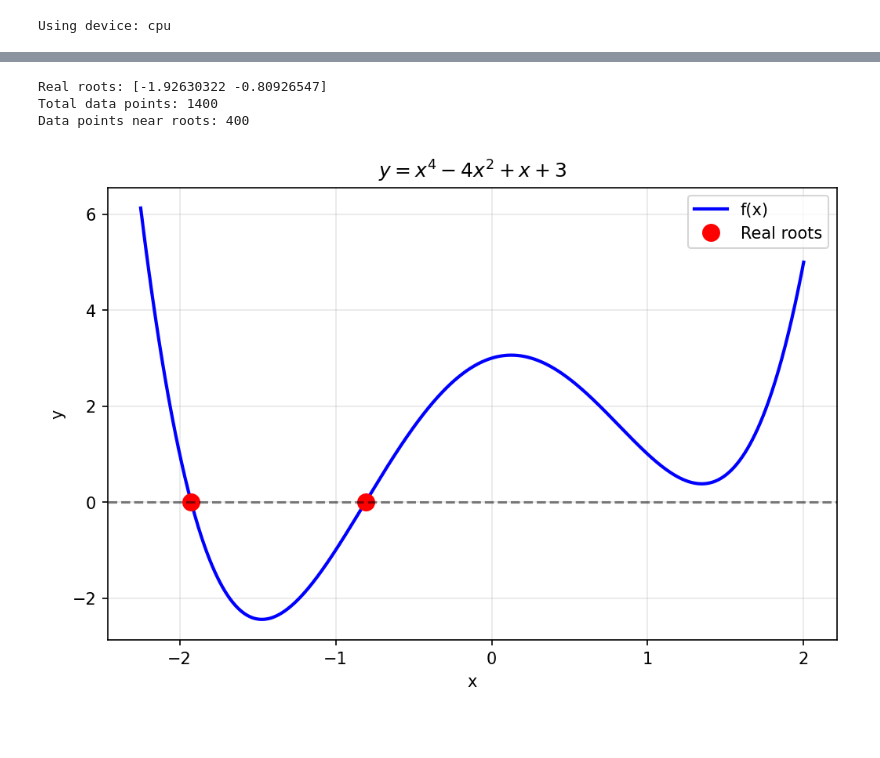
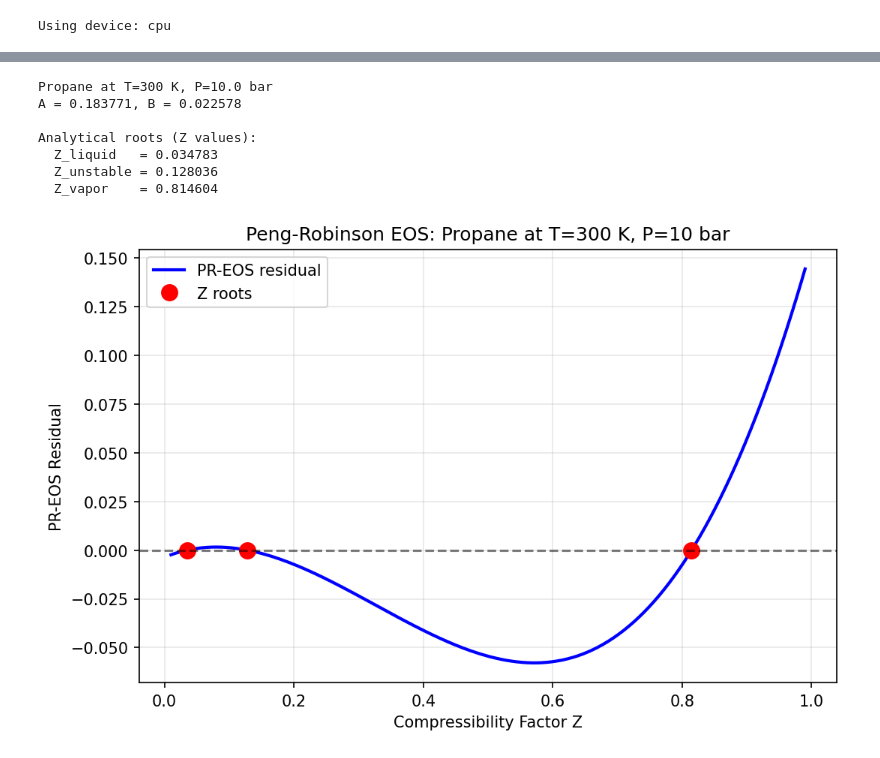
Before and after one commit to KitchinHUB/generative-optimization, a Jupyter notebook: 01a_fm_root_finding.ipynb, the cells around one changed output, grey strips where cells are left out. Saved outputs shown, nothing was run; the diff lists cells and outputs as text; code cells hidden in the pictures; blank space fills up the shorter version.

```diff
--- a/01a_fm_root_finding.ipynb
+++ b/01a_fm_root_finding.ipynb
@@ -125,43 +131,67 @@ The approach:
 # %%
-# Generate data - use more points and oversample near roots
-x_base = np.linspace(-2.25, 2, 1000)
-y_base = x_base**4 - 4*x_base**2 + x_base + 3
+# Peng-Robinson EOS for propane
+# Critical properties (NIST)
+Tc = 369.83  # K - Critical temperature
+Pc = 42.48e5  # Pa (42.48 bar) - Critical pressure
+omega = 0.1523  # Acentric factor
+R = 8.314  # J/(mol*K) - Gas constant
 
-# True roots
-roots = np.roots([1, 0, -4, 1, 3])
-real_roots = roots[roots.imag == 0].real
-print(f"Real roots: {real_roots}")
+# PR-EOS parameters
+kappa = 0.37464 + 1.54226*omega - 0.26992*omega**2
 
-# Oversample near the roots (where |y| is small)
-# Add extra points in regions where y is close to 0
-x_near_roots = []
-for r in real_roots:
-    x_near_roots.append(np.linspace(r - 0.3, r + 0.3, 200))
-x_near_roots = np.concatenate(x_near_roots)
-y_near_roots = x_near_roots**4 - 4*x_near_roots**2 + x_near_roots + 3
+def pr_eos_coefficients(T, P):
+    """Calculate A, B and cubic coefficients for PR-EOS."""
+    Tr = T / Tc
+    alpha = (1 + kappa * (1 - np.sqrt(Tr)))**2
+    a = 0.45724 * R**2 * Tc**2 / Pc * alpha
+    b = 0.07780 * R * Tc / Pc
+    A = a * P / (R**2 * T**2)
+    B = b * P / (R * T)
+    return A, B
 
-# Combine base and oversampled data
-x = np.concatenate([x_base, x_near_roots])
-y = np.concatenate([y_base, y_near_roots])
+def pr_eos_residual(Z, A, B):
+    """Residual of PR-EOS cubic equation (should equal zero at roots)."""
+    return Z**3 - (1-B)*Z**2 + (A - 3*B**2 - 2*B)*Z - (A*B - B**2 - B**3)
 
-print(f"Total data points: {len(x)}")
-print(f"Data points near roots: {len(x_near_roots)}")
+# Conditions: T=300 K, P=10 bar (two-phase region for propane)
+T, P = 300, 10e5
+A, B = pr_eos_coefficients(T, P)
+
+# Analytical roots
+coeffs = [1, -(1-B), (A - 3*B**2 - 2*B), -(A*B - B**2 - B**3)]
+roots = np.roots(coeffs)
+real_roots = np.sort(roots[np.abs(roots.imag) < 1e-10].real)
+
+print(f"Propane at T={T} K, P={P/1e5:.1f} bar")
+print(f"A = {A:.6f}, B = {B:.6f}")
+print(f"\nAnalytical roots (Z values):")
+print(f"  Z_liquid   = {real_roots[0]:.6f}")
+print(f"  Z_unstable = {real_roots[1]:.6f}")
+print(f"  Z_vapor    = {real_roots[2]:.6f}")
+
+# Generate training data
+Z_samples = np.linspace(0.01, 0.99, 500)
+residual_samples = pr_eos_residual(Z_samples, A, B)
 
 # Plot
 plt.figure(figsize=(8, 5))
-plt.plot(x_base, y_base, 'b-', lw=2, label='f(x)')
-plt.plot(real_roots, [0, 0], 'ro', ms=10, label='Real roots')
+plt.plot(Z_samples, residual_samples, 'b-', lw=2, label='PR-EOS residual')
+plt.plot(real_roots, [0, 0, 0], 'ro', ms=10, label='Z roots')
 plt.axhline(0, color='k', ls='--', alpha=0.5)
-plt.xlabel('x')
-plt.ylabel('y')
+plt.xlabel('Compressibility Factor Z')
+plt.ylabel('PR-EOS Residual')
 plt.legend()
-plt.title('$y = x^4 - 4x^2 + x + 3$')
+plt.title(f'Peng-Robinson EOS: Propane at T={T} K, P={P/1e5:.0f} bar')
 plt.grid(True, alpha=0.3)
 plt.show()
 # %% [output]
-Real roots: [-1.92630322 -0.80926547]
-Total data points: 1400
-Data points near roots: 400
+Propane at T=300 K, P=10.0 bar
+A = 0.183771, B = 0.022578
+
+Analytical roots (Z values):
+  Z_liquid   = 0.034783
+  Z_unstable = 0.128036
+  Z_vapor    = 0.814604
-[figure, old version]
+[figure, new version]
 # %%
 # Prepare data for flow matching
```
Also changed, not shown: parts of 9 cells of this notebook, 36 other files.
